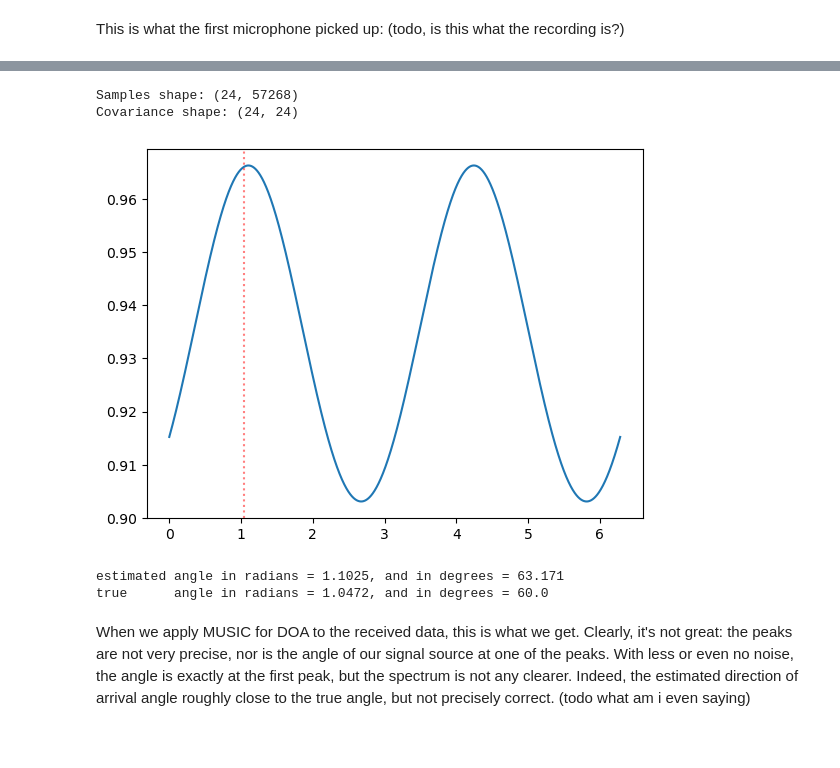
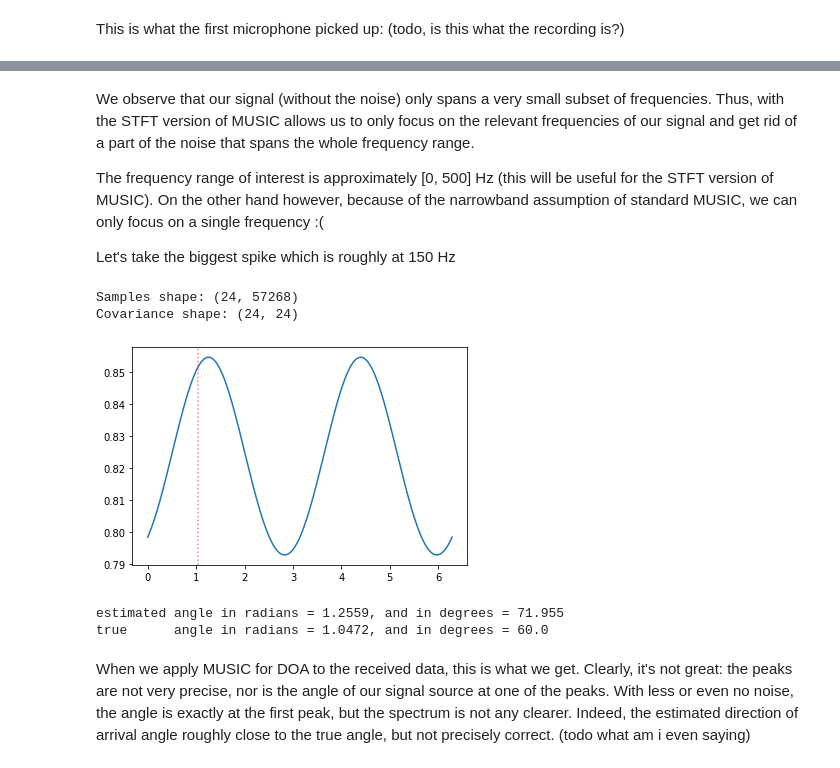
Before and after one commit to MichelDucartier/music_doa, a Jupyter notebook: MUSIC_simulated.ipynb, the cells around one changed output, grey strips where cells are left out. Saved outputs shown, nothing was run; the diff lists cells and outputs as text; code cells hidden in the pictures; blank space fills up the shorter version.

```diff
--- a/MUSIC_simulated.ipynb
+++ b/MUSIC_simulated.ipynb
@@ -276,25 +283,35 @@ plt.show()
+# %% [markdown]
+We observe that our signal (without the noise) only spans a very small subset of frequencies. Thus, with the STFT version of MUSIC allows us to only focus on the relevant frequencies of our signal and get rid of a part of the noise that spans the whole frequency range.
+
+The frequency range of interest is approximately [0, 500] Hz (this will be useful for the STFT version of MUSIC).
+On the other hand however, because of the narrowband assumption of standard MUSIC, we can only focus on a single frequency :(
+
+Let's take the biggest spike which is roughly at 150 Hz
+# %%
+pra_main_frequency = 150
+pra_freq_range = [0, 500]
 # %%
 n_sources = len(azimuth)
 
-spectrum = music(aroom.mic_array.signals, n_sources, mics_coords, 125)
+spectrum = music(aroom.mic_array.signals, n_sources, mics_coords, pra_main_frequency)
 
 X = np.linspace(0, 2 * np.pi, 10000)
 Y = [spectrum(x) for x in X]
 
 plt.plot(X, Y)
 for theta in azimuth:
     plt.axvline(x=theta, color='red', linestyle=':', alpha=0.5)
 plt.show()
 # %% [output]
 Samples shape: (24, 57268)
 Covariance shape: (24, 24)
-[figure, old version]
+[figure, new version]
 # %%
 estimated_thetas = extract_frequencies(spectrum, 1, [0, np.pi / 2])
 print(f'estimated angle in radians = {estimated_thetas[0]:.4f}, and in degrees = {estimated_thetas[0]/np.pi*180}')
 print(f'true      angle in radians = {azimuth[0]:.4f}, and in degrees = {azimuth[0]/np.pi*180}')
 # %% [output]
-estimated angle in radians = 1.1025, and in degrees = 63.171
+estimated angle in radians = 1.2559, and in degrees = 71.955
 true      angle in radians = 1.0472, and in degrees = 60.0
 # %% [markdown]
 When we apply MUSIC for DOA to the received data, this is what we get. Clearly, it's not great: the peaks are not very precise, nor is the angle of our signal source at one of the peaks. With less or even no noise, the angle is exactly at the first peak, but the spectrum is not any clearer. Indeed, the estimated direction of arrival angle roughly close to the true angle, but not precisely correct. (todo what am i even saying)
```
Also changed, not shown: parts of 17 cells of this notebook, 1 other file.
